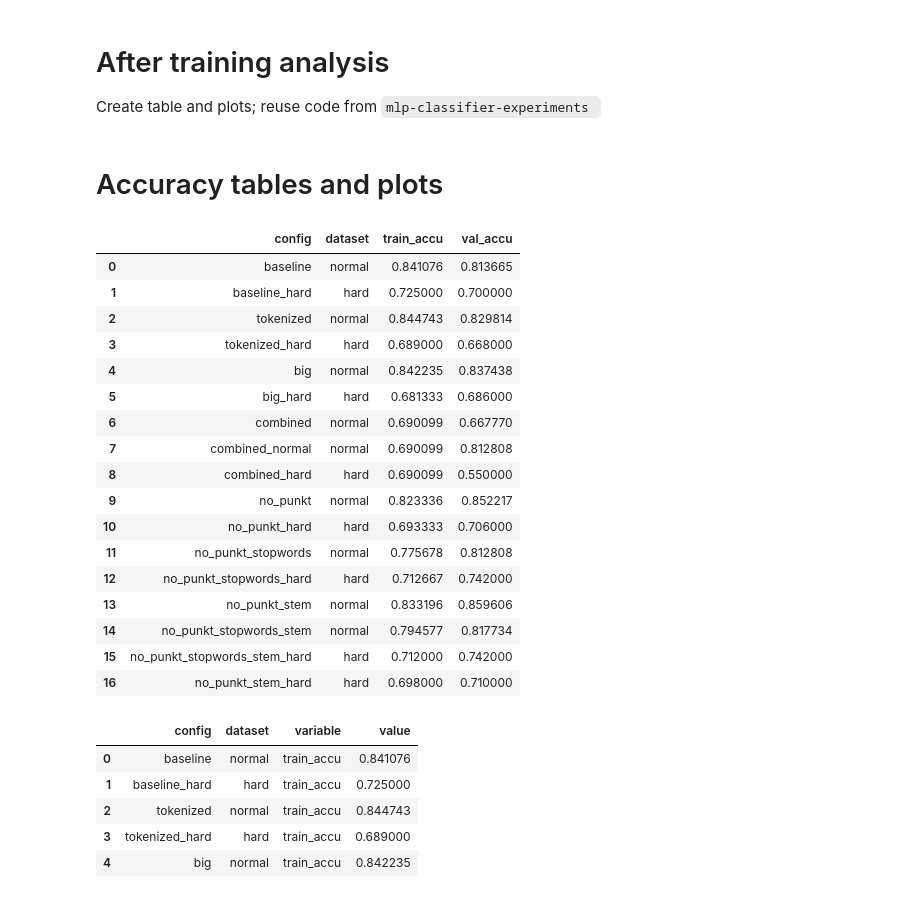
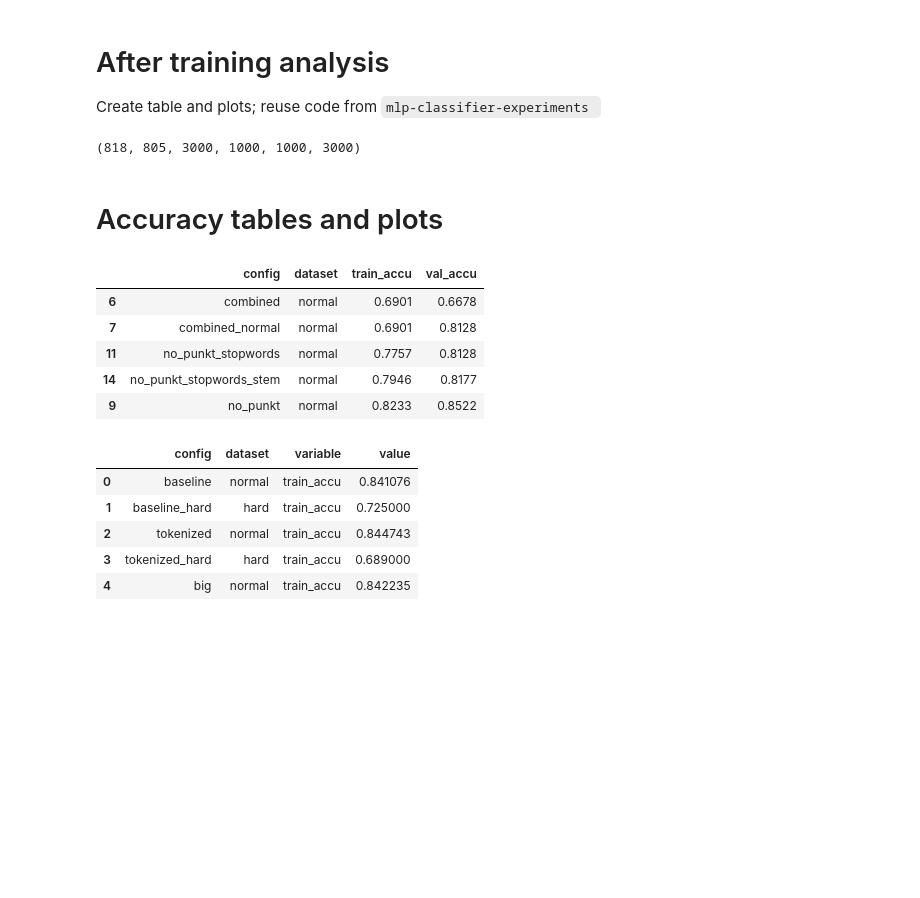
Before and after one commit to RuolinZheng08/ttic31190-natural-language-processing, a Jupyter notebook: hw4/mlp-results-analysis.ipynb, the cells around one changed output. Cells and saved outputs as stored; diff of their text form; code cells hidden in the pictures; blank space fills up the shorter version.

```diff
--- a/hw4/mlp-results-analysis.ipynb
+++ b/hw4/mlp-results-analysis.ipynb
@@ -21,8 +21,9 @@ from sklearn.neural_network import MLPClassifier
 from sklearn.metrics import confusion_matrix, accuracy_score
 # %%
 sns.set_theme()
-sns.set_context('paper')
+sns.set_context('paper', font_scale=1.4)
 plt.style.use('ggplot')
+pd.set_option('precision', 4)
 # %%
 punctuations = set(string.punctuation)
 stopwords = set(nltk.corpus.stopwords.words('english'))
@@ -92,6 +93,10 @@ test = load_file('data/test_no_labels.tsv', skip_id=True, has_label=False)
 dev_hard = load_file('data/heldout-hard/dev.hard.tsv')
 devtest_hard = load_file('data/heldout-hard/devtest.hard.tsv')
 test_hard = load_file('data/heldout-hard/test.hard.tsv', has_label=False)
+# %%
+len(dev), len(devtest), len(test), len(dev_hard), len(devtest_hard), len(test_hard)
+# %% [output]
+(818, 805, 3000, 1000, 1000, 3000)
 # %%
 with open('output/mlp-experiments.pkl', 'rb') as f:
     experiments = pickle.load(f)
@@ -99,25 +104,17 @@ with open('output/mlp-experiments.pkl', 'rb') as f:
 results = pd.read_csv('output/mlp-results.csv')
 # %% [markdown]
 # Accuracy tables and plots
+# %%
+results.sort_values(by=['dataset', 'train_accu', 'val_accu'],
+                    ascending=[False, True, True],
+                    inplace=True)
 # %%
-results
+results.head()
 # %% [output]
 |  | config | dataset | train_accu | val_accu |
-| 0 | baseline | normal | 0.841076 | 0.813665 |
-| 1 | baseline_hard | hard | 0.725000 | 0.700000 |
-| 2 | tokenized | normal | 0.844743 | 0.829814 |
-| 3 | tokenized_hard | hard | 0.689000 | 0.668000 |
-| 4 | big | normal | 0.842235 | 0.837438 |
-| 5 | big_hard | hard | 0.681333 | 0.686000 |
-| 6 | combined | normal | 0.690099 | 0.667770 |
-| 7 | combined_normal | normal | 0.690099 | 0.812808 |
-| 8 | combined_hard | hard | 0.690099 | 0.550000 |
-| 9 | no_punkt | normal | 0.823336 | 0.852217 |
-| 10 | no_punkt_hard | hard | 0.693333 | 0.706000 |
-| 11 | no_punkt_stopwords | normal | 0.775678 | 0.812808 |
-| 12 | no_punkt_stopwords_hard | hard | 0.712667 | 0.742000 |
-| 13 | no_punkt_stem | normal | 0.833196 | 0.859606 |
-| 14 | no_punkt_stopwords_stem | normal | 0.794577 | 0.817734 |
-| 15 | no_punkt_stopwords_stem_hard | hard | 0.712000 | 0.742000 |
-| 16 | no_punkt_stem_hard | hard | 0.698000 | 0.710000 |
+| 6 | combined | normal | 0.6901 | 0.6678 |
+| 7 | combined_normal | normal | 0.6901 | 0.8128 |
+| 11 | no_punkt_stopwords | normal | 0.7757 | 0.8128 |
+| 14 | no_punkt_stopwords_stem | normal | 0.7946 | 0.8177 |
+| 9 | no_punkt | normal | 0.8233 | 0.8522 |
 # %%
```
Also changed, not shown: parts of 10 cells of this notebook.
